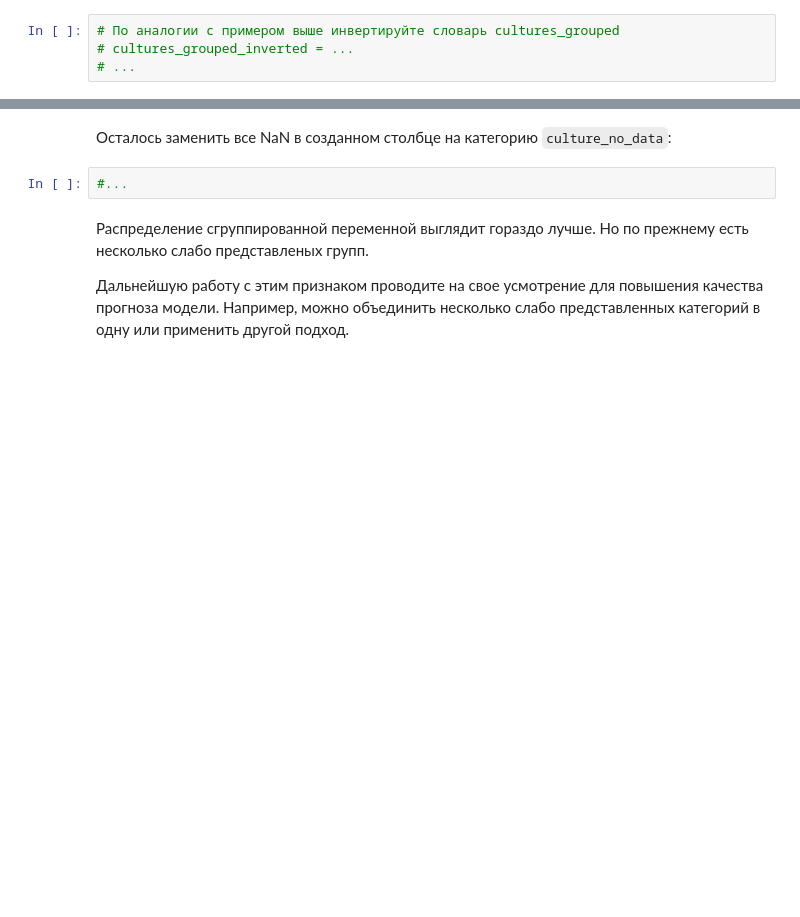
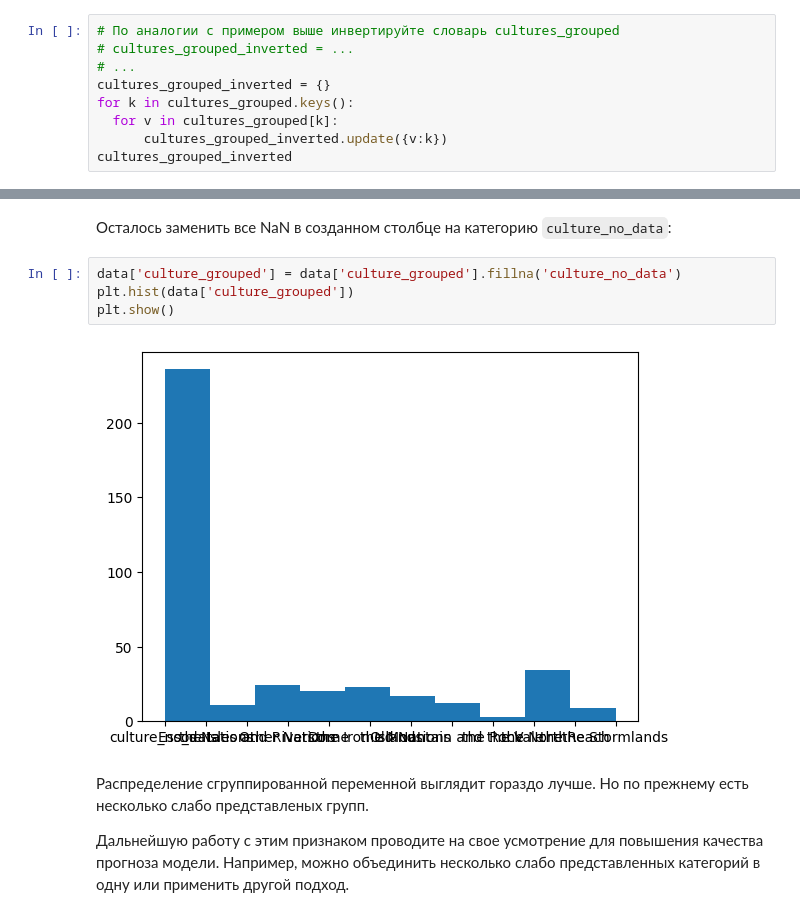
Before and after one commit to l-horosh/CV, a Jupyter notebook: week_01_ml_intro/Homework/hw_1_game_of_thrones.ipynb, the cells around one changed output, grey strips where cells are left out. Drawn from its saved outputs; the diff is of its cells as text; blank space fills up the shorter version.

```diff
--- a/week_01_ml_intro/Homework/hw_1_game_of_thrones.ipynb
+++ b/week_01_ml_intro/Homework/hw_1_game_of_thrones.ipynb
@@ -298,3 +318,8 @@ d_inverted
 # По аналогии с примером выше инвертируйте словарь cultures_grouped
 # cultures_grouped_inverted = ...
 # ...
+cultures_grouped_inverted = {}
+for k in cultures_grouped.keys():
+  for v in cultures_grouped[k]:
+      cultures_grouped_inverted.update({v:k})
+cultures_grouped_inverted
@@ -308,8 +351,12 @@ d_inverted
 data['culture_grouped'] = data['culture'].str.lower().map(cultures_grouped_inverted)
 # %% [markdown]
 Осталось заменить все NaN в созданном столбце на категорию `culture_no_data`:
-# %%
-#...
+# %%
+data['culture_grouped'] = data['culture_grouped'].fillna('culture_no_data')
+plt.hist(data['culture_grouped'])
+plt.show()
+# %% [output]
+[figure, added]
 # %% [markdown]
 Распределение сгруппированной переменной выглядит гораздо лучше. Но по прежнему есть несколько слабо представленых групп.
 
```
Also changed, not shown: parts of 4 cells of this notebook.
